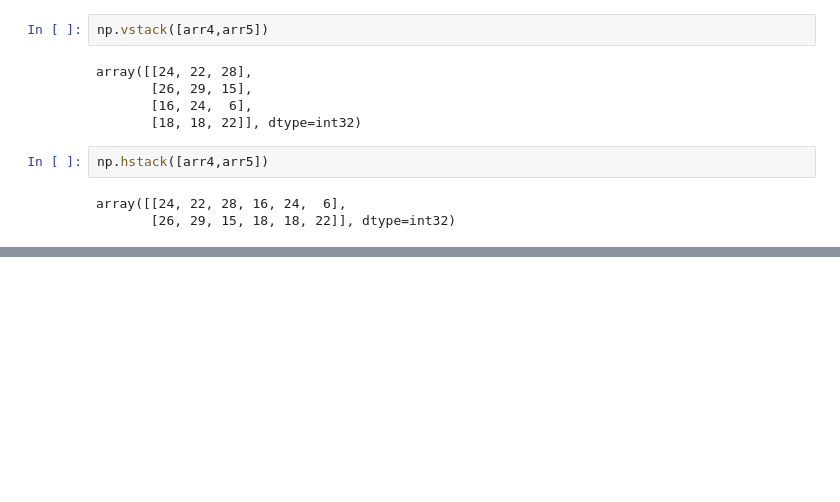
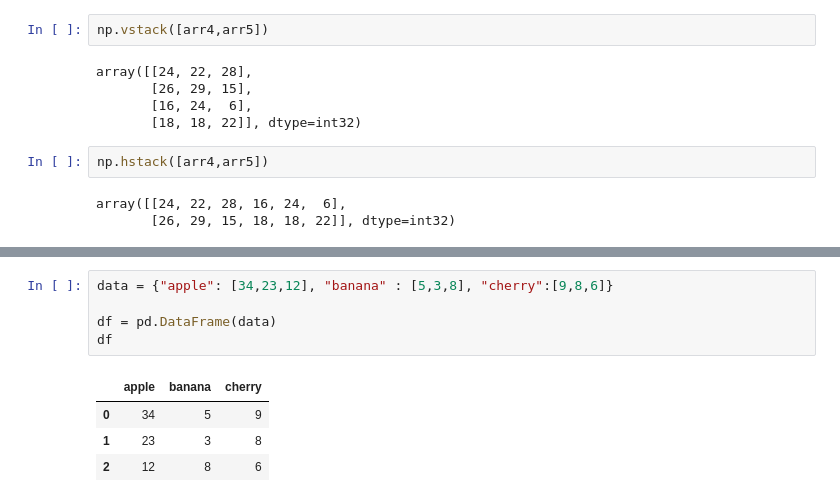
Before and after one commit to senthilkumarb0409/DATA_ANALYSIS_TopicsPractice, a Jupyter notebook: PythonPractice_github/fifthweek07042025_11042025.ipynb, the cells around one changed output, grey strips where cells are left out. Cells and saved outputs as stored; diff of their text form; blank space fills up the shorter version.

```diff
--- a/PythonPractice_github/fifthweek07042025_11042025.ipynb
+++ b/PythonPractice_github/fifthweek07042025_11042025.ipynb
@@ -658,0 +745,10 @@ array([[24, 22, 28, 16, 24,  6],
+# %%
+data = {"apple": [34,23,12], "banana" : [5,3,8], "cherry":[9,8,6]}
+
+df = pd.DataFrame(data)
+df
+# %% [output]
+|  | apple | banana | cherry |
+| 0 | 34 | 5 | 9 |
+| 1 | 23 | 3 | 8 |
+| 2 | 12 | 8 | 6 |
```
Also changed, not shown: parts of 13 cells of this notebook.
